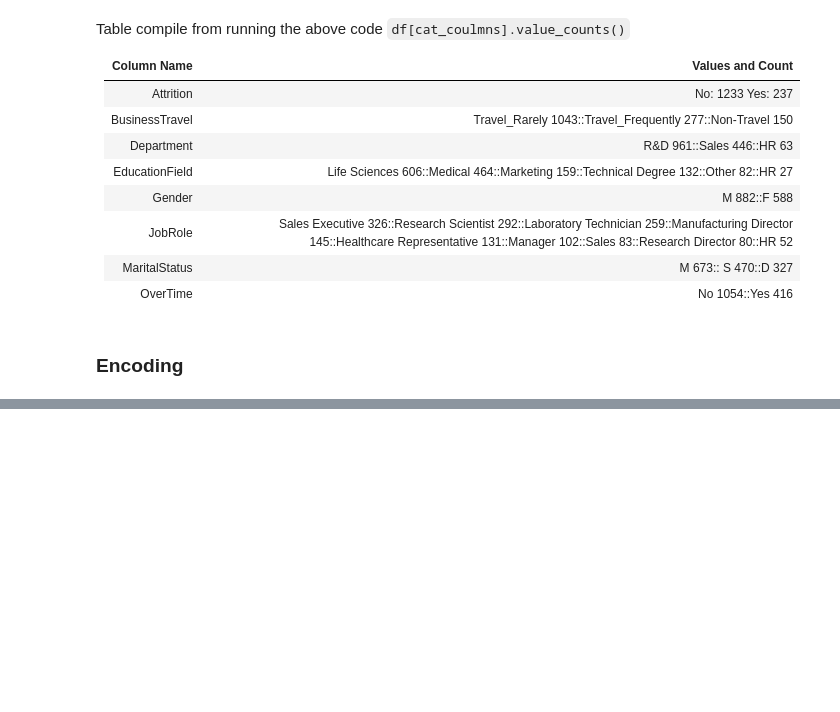
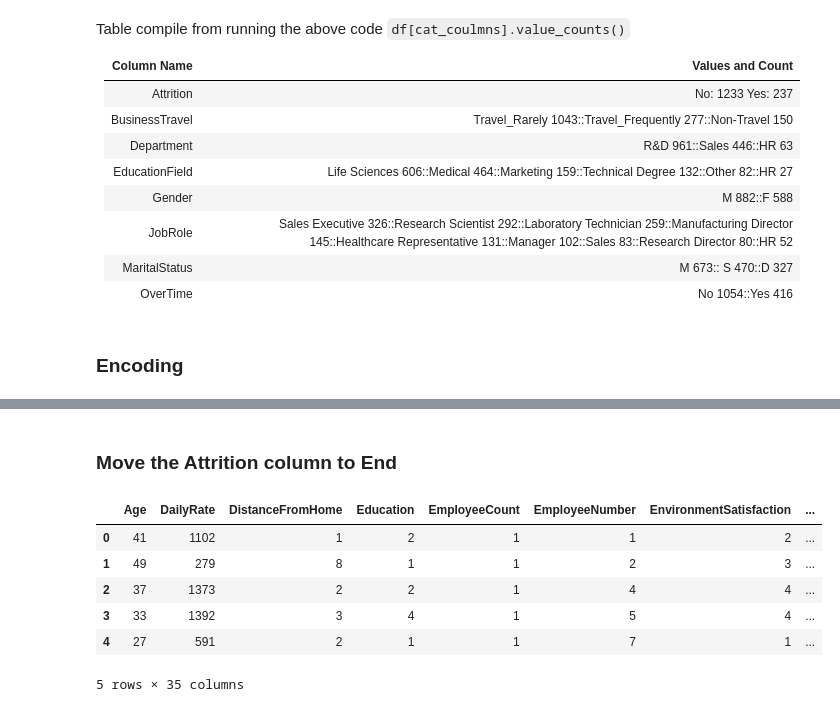
Before and after one commit to senbagaraman04/ml-basics, a Jupyter notebook: 2023/HR_MACHINELEARNING/hr_raman.ipynb, the cells around one changed output, grey strips where cells are left out. Cells and saved outputs as stored; diff of their text form; code cells hidden in the pictures; blank space fills up the shorter version.

```diff
--- a/2023/HR_MACHINELEARNING/hr_raman.ipynb
+++ b/2023/HR_MACHINELEARNING/hr_raman.ipynb
@@ -141,0 +259,13 @@ Length: 692, dtype: int64
+# %% [markdown]
+### Move the Attrition column to End
+# %%
+df.insert(len(df.columns)-1, 'Attrition', df.pop('Attrition'))
+df.head()
+# %% [output]
+|  | Age | DailyRate | DistanceFromHome | Education | EmployeeCount | EmployeeNumber | EnvironmentSatisfaction | ... |
+| 0 | 41 | 1102 | 1 | 2 | 1 | 1 | 2 | ... |
+| 1 | 49 | 279 | 8 | 1 | 1 | 2 | 3 | ... |
+| 2 | 37 | 1373 | 2 | 2 | 1 | 4 | 4 | ... |
+| 3 | 33 | 1392 | 3 | 4 | 1 | 5 | 4 | ... |
+| 4 | 27 | 591 | 2 | 1 | 1 | 7 | 1 | ... |
+5 rows × 35 columns
```
Also changed, not shown: parts of 17 cells of this notebook.
